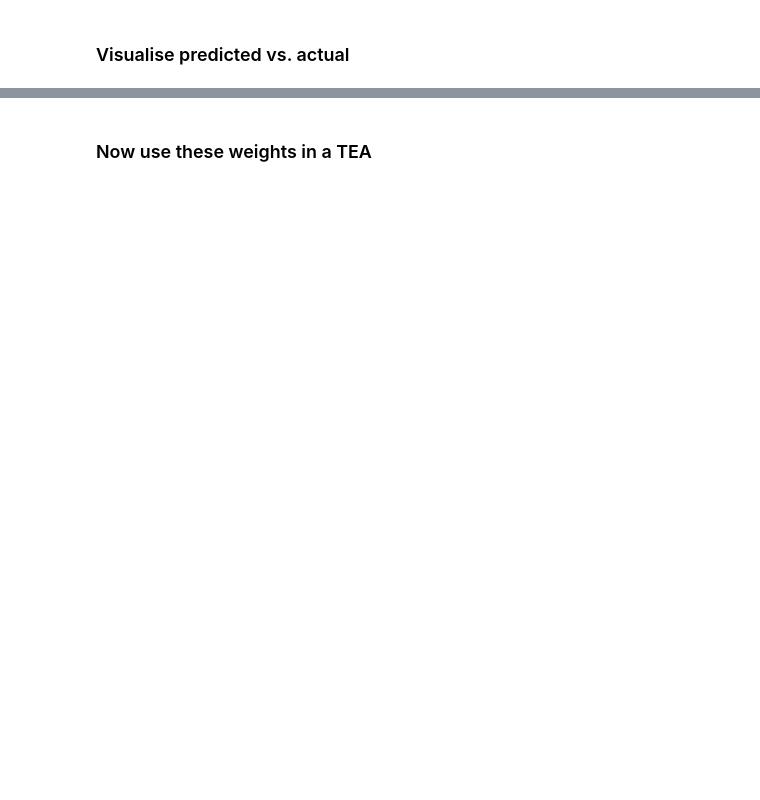
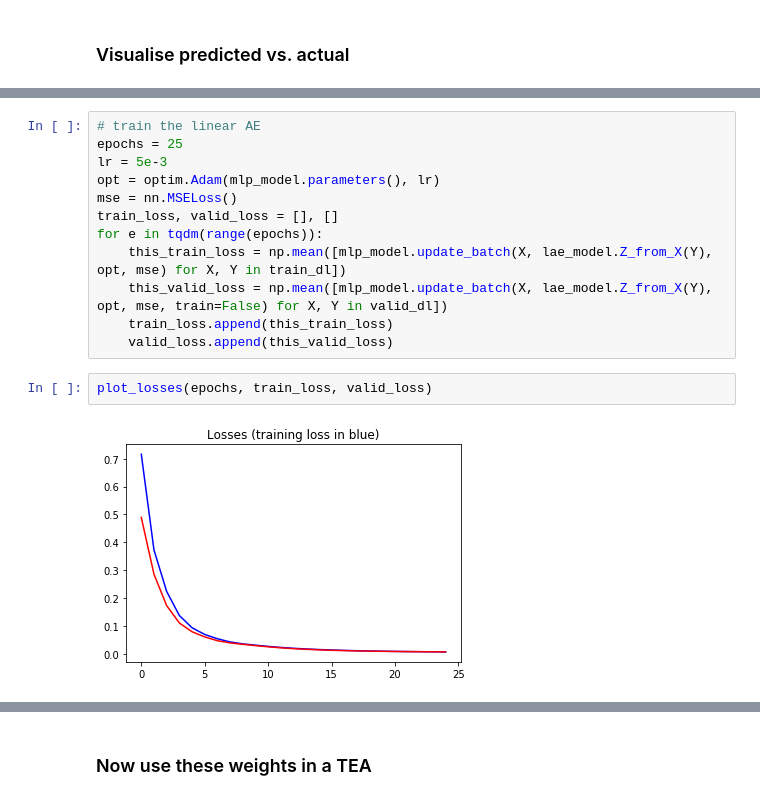
Before and after one commit to notreallyme2/teas, a Jupyter notebook: linear_teas.ipynb, the cells around one changed output, grey strips where cells are left out. Saved outputs shown, nothing was run; the diff lists cells and outputs as text; blank space fills up the shorter version.

```diff
--- a/linear_teas.ipynb
+++ b/linear_teas.ipynb
@@ -102,0 +92,16 @@ plt.ylabel("Predicted");
+# %%
+# train the linear AE
+epochs = 25
+lr = 5e-3
+opt = optim.Adam(mlp_model.parameters(), lr)
+mse = nn.MSELoss()
+train_loss, valid_loss = [], []
+for e in tqdm(range(epochs)):
+    this_train_loss = np.mean([mlp_model.update_batch(X, lae_model.Z_from_X(Y), opt, mse) for X, Y in train_dl])
+    this_valid_loss = np.mean([mlp_model.update_batch(X, lae_model.Z_from_X(Y), opt, mse, train=False) for X, Y in valid_dl])
+    train_loss.append(this_train_loss)
+    valid_loss.append(this_valid_loss)
+# %%
+plot_losses(epochs, train_loss, valid_loss)
+# %% [output]
+[figure, added]
```
Also changed, not shown: parts of 27 cells of this notebook, 2 other files.
